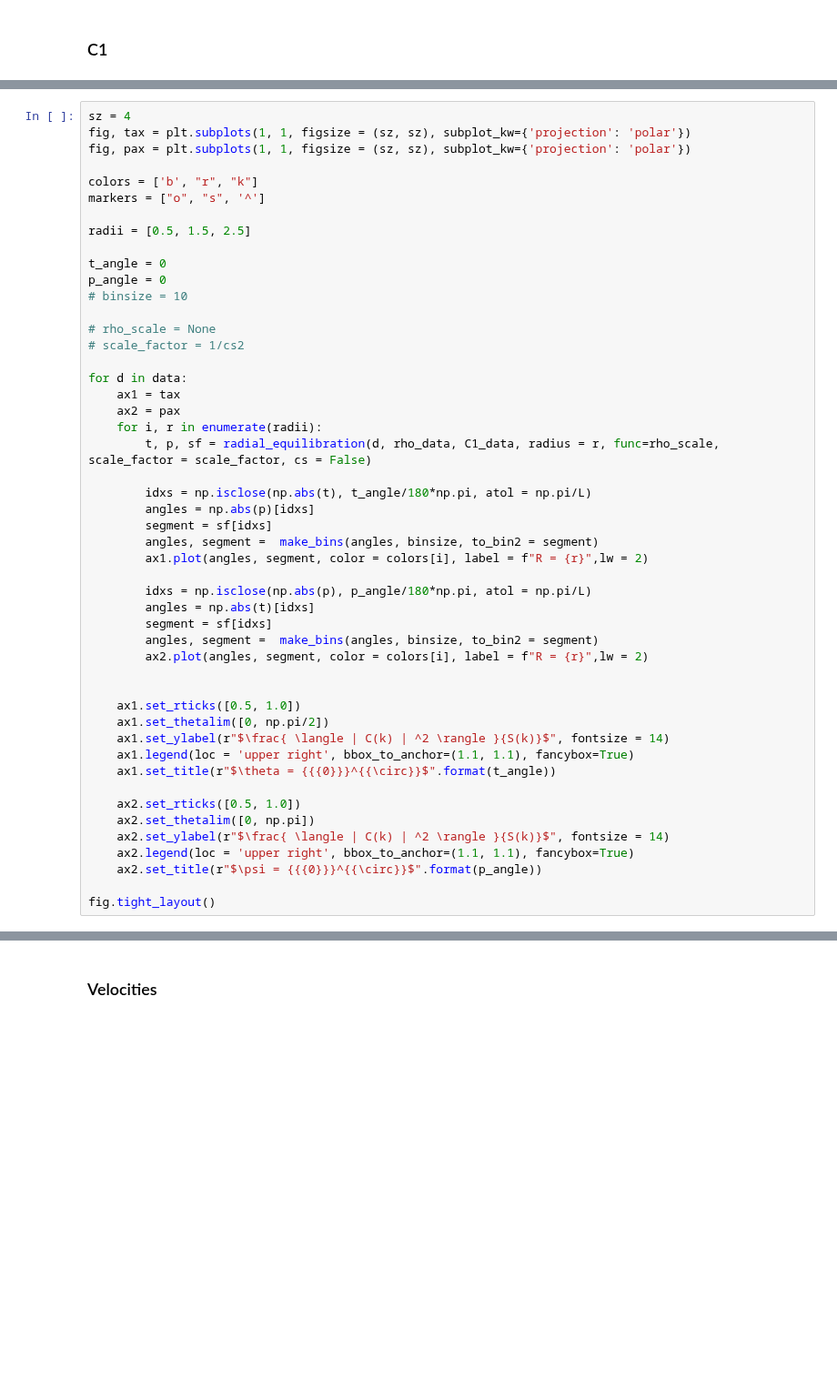
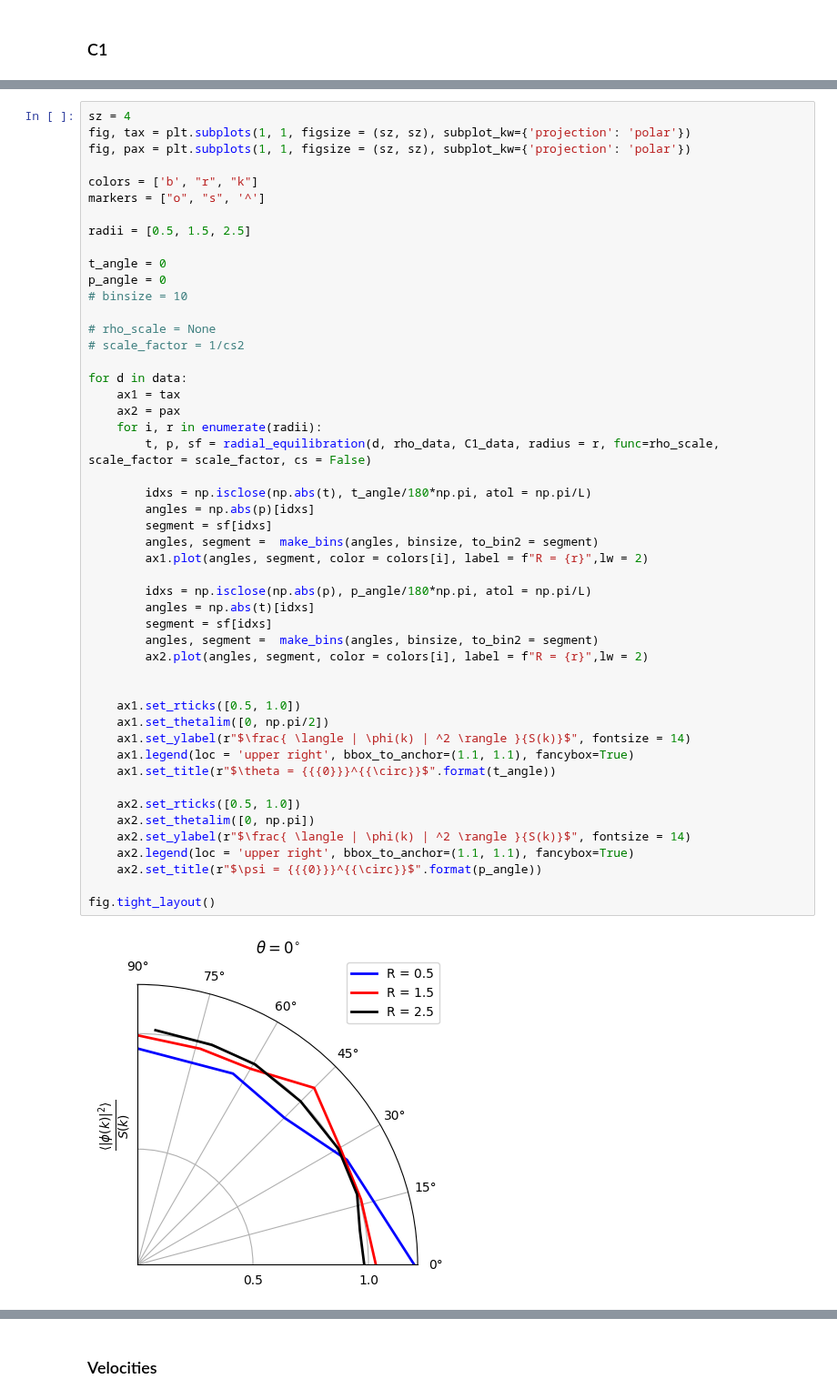
Before and after one commit to uschille/LBMeX, a Jupyter notebook: src_lbm/binary/analysis.ipynb, the cells around one changed output, grey strips where cells are left out. Shown at 91% size. Cells and saved outputs as stored; diff of their text form; blank space fills up the shorter version.

```diff
--- a/src_lbm/binary/analysis.ipynb
+++ b/src_lbm/binary/analysis.ipynb
@@ -322,32 +368,34 @@ p_angle = 0
 for d in data:
     ax1 = tax
     ax2 = pax
     for i, r in enumerate(radii):
         t, p, sf = radial_equilibration(d, rho_data, C1_data, radius = r, func=rho_scale, scale_factor = scale_factor, cs = False)
 
         idxs = np.isclose(np.abs(t), t_angle/180*np.pi, atol = np.pi/L)
         angles = np.abs(p)[idxs]
         segment = sf[idxs]
         angles, segment =  make_bins(angles, binsize, to_bin2 = segment)
         ax1.plot(angles, segment, color = colors[i], label = f"R = {r}",lw = 2)
 
         idxs = np.isclose(np.abs(p), p_angle/180*np.pi, atol = np.pi/L)
         angles = np.abs(t)[idxs]
         segment = sf[idxs]
         angles, segment =  make_bins(angles, binsize, to_bin2 = segment)
         ax2.plot(angles, segment, color = colors[i], label = f"R = {r}",lw = 2)
 
 
     ax1.set_rticks([0.5, 1.0])
     ax1.set_thetalim([0, np.pi/2])
-    ax1.set_ylabel(r"$\frac{ \langle | C(k) | ^2 \rangle }{S(k)}$", fontsize = 14)
+    ax1.set_ylabel(r"$\frac{ \langle | \phi(k) | ^2 \rangle }{S(k)}$", fontsize = 14)
     ax1.legend(loc = 'upper right', bbox_to_anchor=(1.1, 1.1), fancybox=True)
     ax1.set_title(r"$\theta = {{{0}}}^{{\circ}}$".format(t_angle))
 
     ax2.set_rticks([0.5, 1.0])
     ax2.set_thetalim([0, np.pi])
-    ax2.set_ylabel(r"$\frac{ \langle | C(k) | ^2 \rangle }{S(k)}$", fontsize = 14)
+    ax2.set_ylabel(r"$\frac{ \langle | \phi(k) | ^2 \rangle }{S(k)}$", fontsize = 14)
     ax2.legend(loc = 'upper right', bbox_to_anchor=(1.1, 1.1), fancybox=True)
     ax2.set_title(r"$\psi = {{{0}}}^{{\circ}}$".format(p_angle))
 
 fig.tight_layout()
+# %% [output]
+[figure, added]
```
Also changed, not shown: parts of 15 cells of this notebook, 6 other files.
